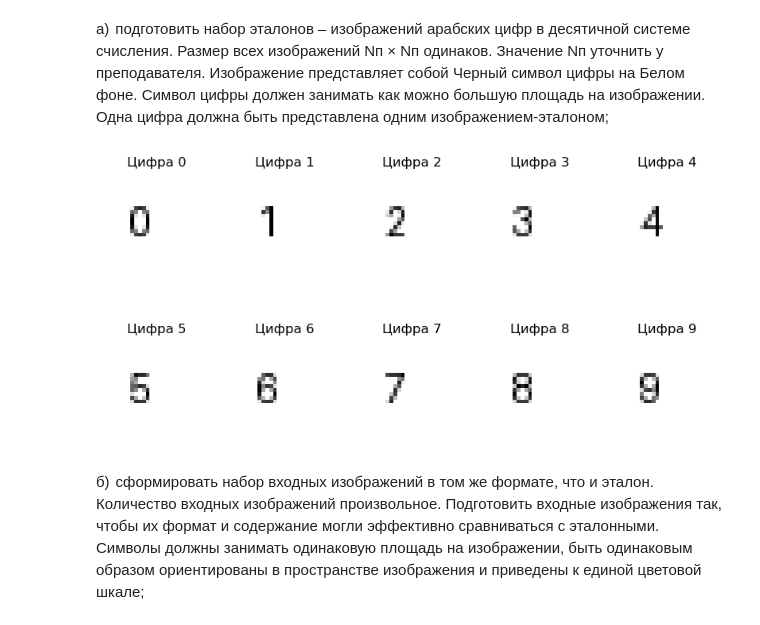
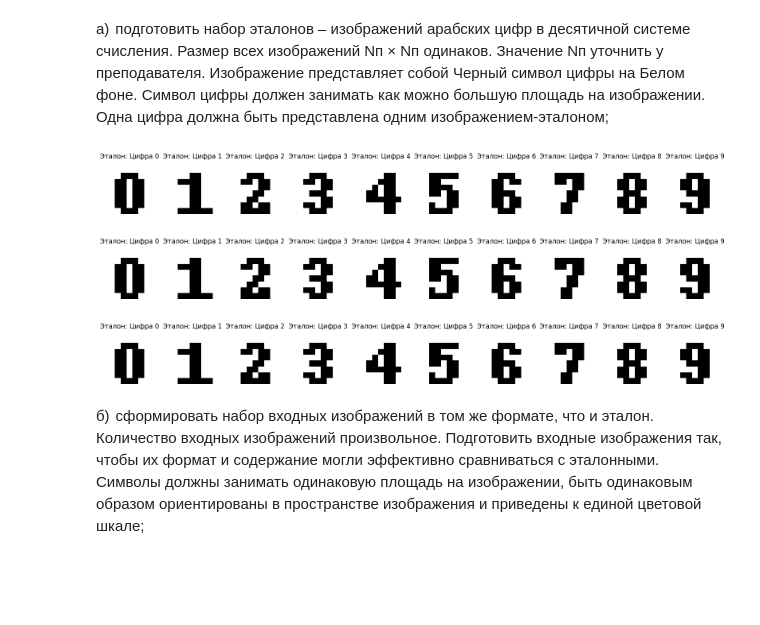
Before and after one commit to Iwan143/AI-ML, a Jupyter notebook: DZ2.ipynb, the cells around one changed output. Saved outputs shown, nothing was run; the diff lists cells and outputs as text; code cells hidden in the pictures; blank space fills up the shorter version.

```diff
--- a/DZ2.ipynb
+++ b/DZ2.ipynb
@@ -15,31 +15,64 @@
 # %%
 from PIL import Image, ImageDraw, ImageFont
 import numpy as np
 import matplotlib.pyplot as plt
 
 # Размер изображения
-N_p = 28
-
-# Создание эталонных изображений
+N_p = 9
 digits = list(range(10))
 font = ImageFont.load_default()
 
+# Создание эталонных изображений
 for digit in digits:
     img = Image.new('L', (N_p, N_p), color=255)  # Белый фон
     draw = ImageDraw.Draw(img)
-    draw.text((N_p//4, N_p//4), str(digit), font=font, fill=0)  # Черный текст
+    draw.text((N_p//4, N_p//20), str(digit), font=font, fill=0)  # Черный текст
     img.save(f"digit_{digit}.png")
 
 # Вывод эталонных изображений
-plt.figure(figsize=(10, 5))
+plt.figure(figsize=(20, 20))
 for i, digit in enumerate(digits):
-    plt.subplot(2, 5, i+1)
+    plt.subplot(4, 10, i+1)
     plt.imshow(Image.open(f"digit_{digit}.png"), cmap='gray')
-    plt.title(f"Цифра {digit}")
+    plt.title(f"Эталон: Цифра {digit}")
     plt.axis('off')
 plt.show()
+
+
+for digit2 in digits:
+    img = Image.new('L', (N_p, N_p), color=255)  # Белый фон
+    draw = ImageDraw.Draw(img)
+    draw.text((N_p//4, N_p//20), str(digit2), font=font, fill=0)  # Черный текст
+    img.save(f"digit2_{digit2}.png")
+
+# Вывод эталонных изображений
+plt.figure(figsize=(20, 20))
+for i, digit2 in enumerate(digits):
+    plt.subplot(4, 10, i+1)
+    plt.imshow(Image.open(f"digit2_{digit2}.png"), cmap='gray')
+    plt.title(f"Эталон: Цифра {digit2}")
+    plt.axis('off')
+plt.show()
+
+
+for digit3 in digits:
+    img = Image.new('L', (N_p, N_p), color=255)  # Белый фон
+    draw = ImageDraw.Draw(img)
+    draw.text((N_p//4, N_p//20), str(digit3), font=font, fill=0)  # Черный текст
+    img.save(f"digit3_{digit3}.png")
+
+# Вывод эталонных изображений
+plt.figure(figsize=(20, 20))
+for i, digit3 in enumerate(digits):
+    plt.subplot(4, 10, i+1)
+    plt.imshow(Image.open(f"digit3_{digit3}.png"), cmap='gray')
+    plt.title(f"Эталон: Цифра {digit3}")
+    plt.axis('off')
+plt.show()
 # %% [output]
-[figure, old version]
+[figure, new version]
+[figure, added]
+[figure, added]
 # %% [markdown]
 б)  сформировать набор входных изображений в том же формате, что
 и эталон. Количество входных изображений произвольное. Подготовить
```
Also changed, not shown: parts of 10 cells of this notebook.
